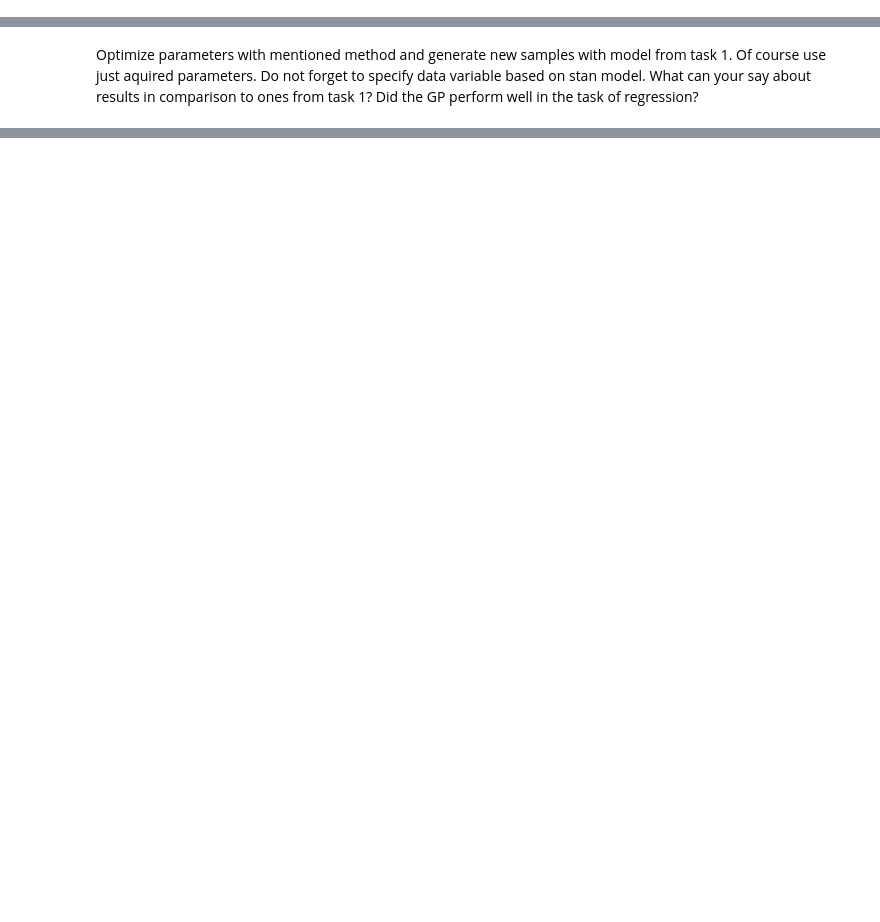
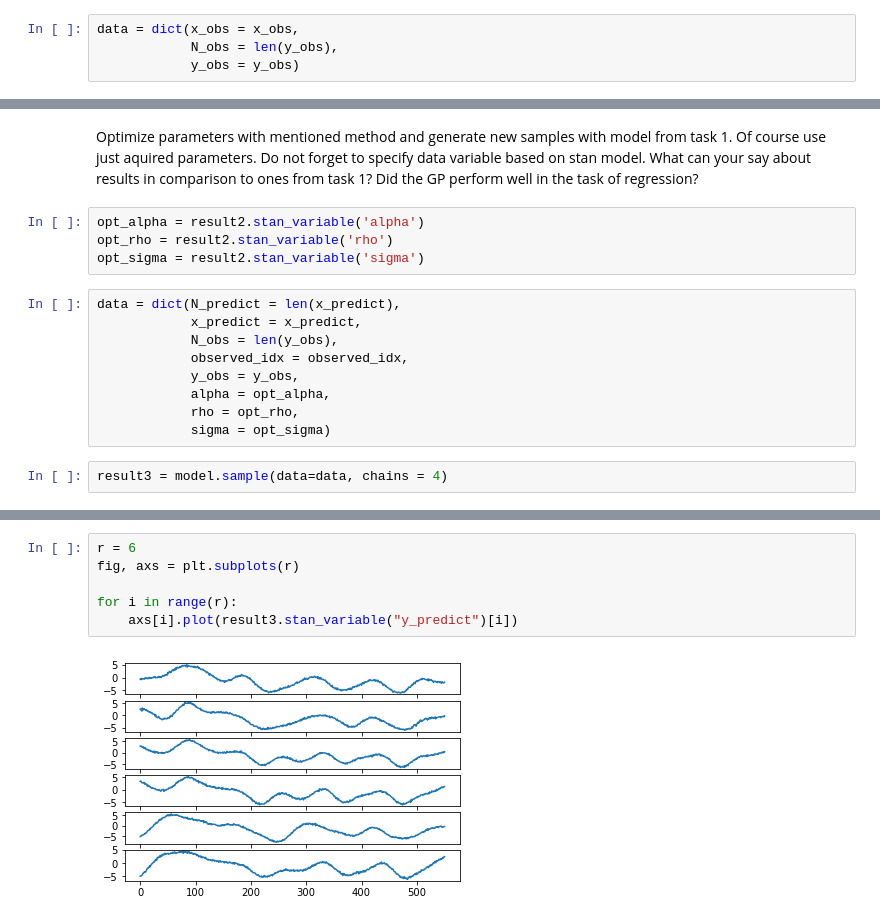
Before and after one commit to TopRamen1/DataAnalysys-LAB, a Jupyter notebook: Lab 6 - Gaussian Process/Lab6.ipynb, the cells around one changed output, grey strips where cells are left out. Cells and saved outputs as stored; diff of their text form; blank space fills up the shorter version.

```diff
--- a/Lab 6 - Gaussian Process/Lab6.ipynb
+++ b/Lab 6 - Gaussian Process/Lab6.ipynb
@@ -190,3 +186,7 @@ rm -f /tmp/tmp1a5mj21f/tmp5ojjs4vj.o
+# %%
+data = dict(x_obs = x_obs,
+            N_obs = len(y_obs),
+            y_obs = y_obs)
 # %%
 result2 = model2.optimize(data=data, seed=5838298)
 # %% [output]
@@ -195,3 +196,18 @@ NameError: name 'data' is not defined
 Optimize parameters with mentioned method and generate new samples with model from task 1. Of course use just aquired parameters. Do not forget to specify data variable based on stan model.
 What can your say about results in comparison to ones from task 1?
 Did the GP perform well in the task of regression?
+# %%
+opt_alpha = result2.stan_variable('alpha')
+opt_rho = result2.stan_variable('rho')
+opt_sigma = result2.stan_variable('sigma')
+# %%
+data = dict(N_predict = len(x_predict),
+            x_predict = x_predict,
+            N_obs = len(y_obs),
+            observed_idx = observed_idx,
+            y_obs = y_obs,
+            alpha = opt_alpha,
+            rho = opt_rho,
+            sigma = opt_sigma)
+# %%
+result3 = model.sample(data=data, chains = 4)
@@ -197,0 +233,8 @@ Did the GP perform well in the task of regression?
+# %%
+r = 6
+fig, axs = plt.subplots(r)
+
+for i in range(r):
+    axs[i].plot(result3.stan_variable("y_predict")[i])
+# %% [output]
+[figure, added]
```
Also changed, not shown: parts of 8 cells of this notebook.
